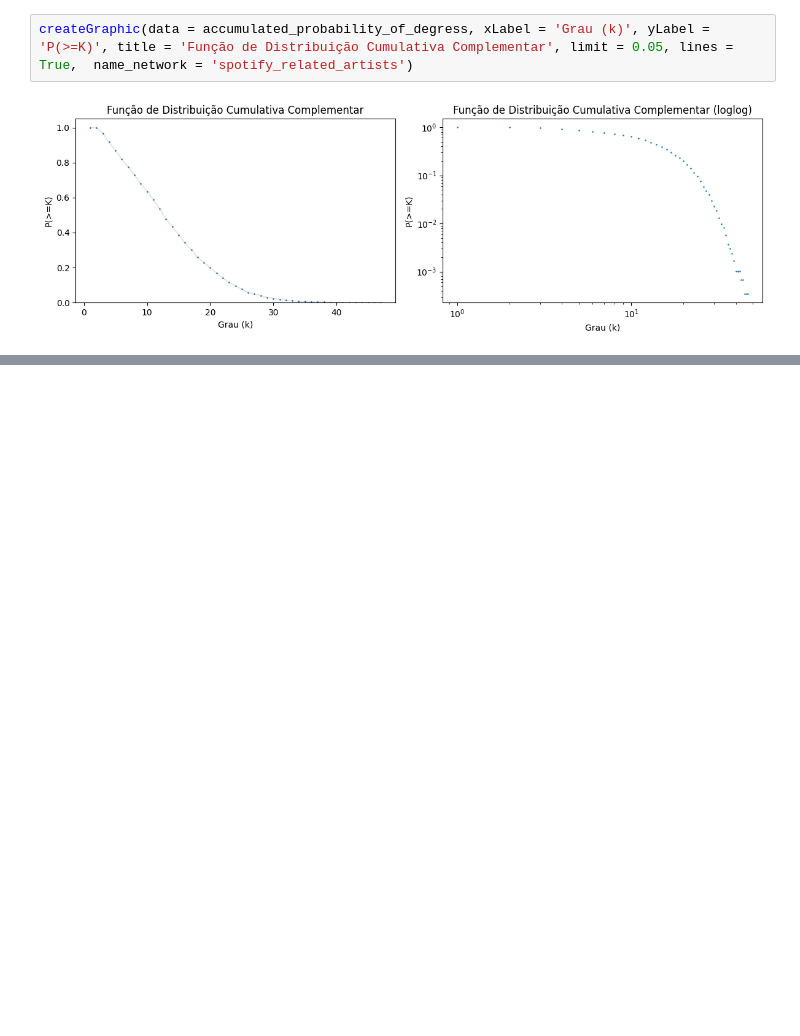
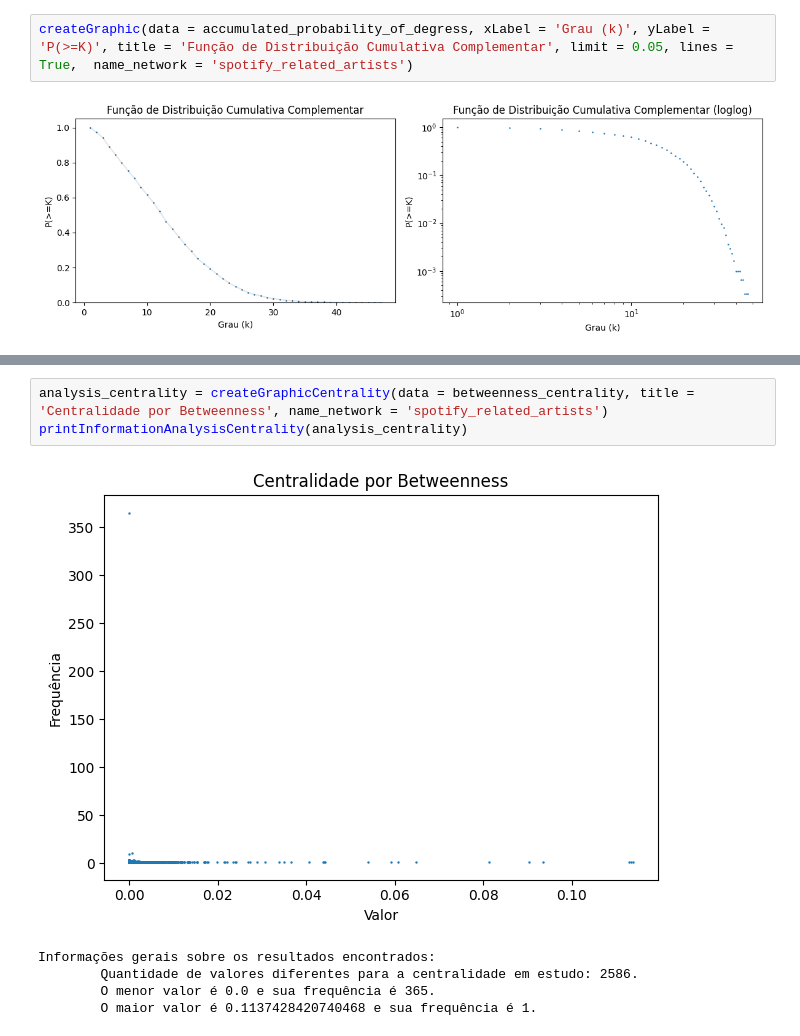
Before and after one commit to anamachadoc/UFSJ_Redes_Complexas_Trabalho_Final, a Jupyter notebook: spotify_related_artists.ipynb, the cells around one changed output, grey strips where cells are left out. Drawn from its saved outputs; the diff is of its cells as text; blank space fills up the shorter version.

```diff
--- a/spotify_related_artists.ipynb
+++ b/spotify_related_artists.ipynb
@@ -157,0 +175,9 @@ createRankingCentrality(df=df, centrality = eigenvector_centrality, network = ne
+# %%
+analysis_centrality = createGraphicCentrality(data = betweenness_centrality, title = 'Centralidade por Betweenness', name_network = 'spotify_related_artists')
+printInformationAnalysisCentrality(analysis_centrality)
+# %% [output]
+[figure, added]
+Informações gerais sobre os resultados encontrados:
+        Quantidade de valores diferentes para a centralidade em estudo: 2586.
+        O menor valor é 0.0 e sua frequência é 365.
+        O maior valor é 0.1137428420740468 e sua frequência é 1.
```
Also changed, not shown: parts of 17 cells of this notebook, 29 other files.
